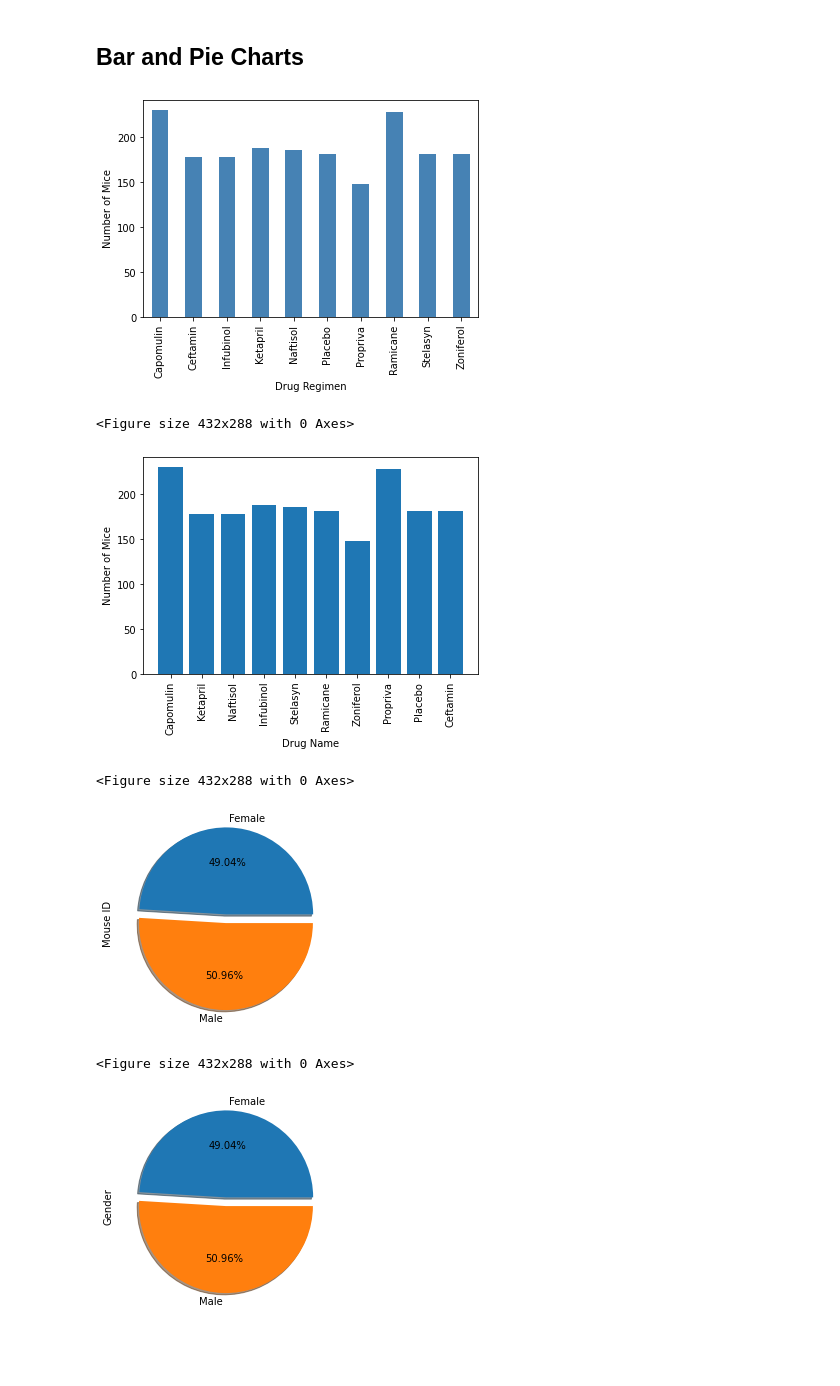
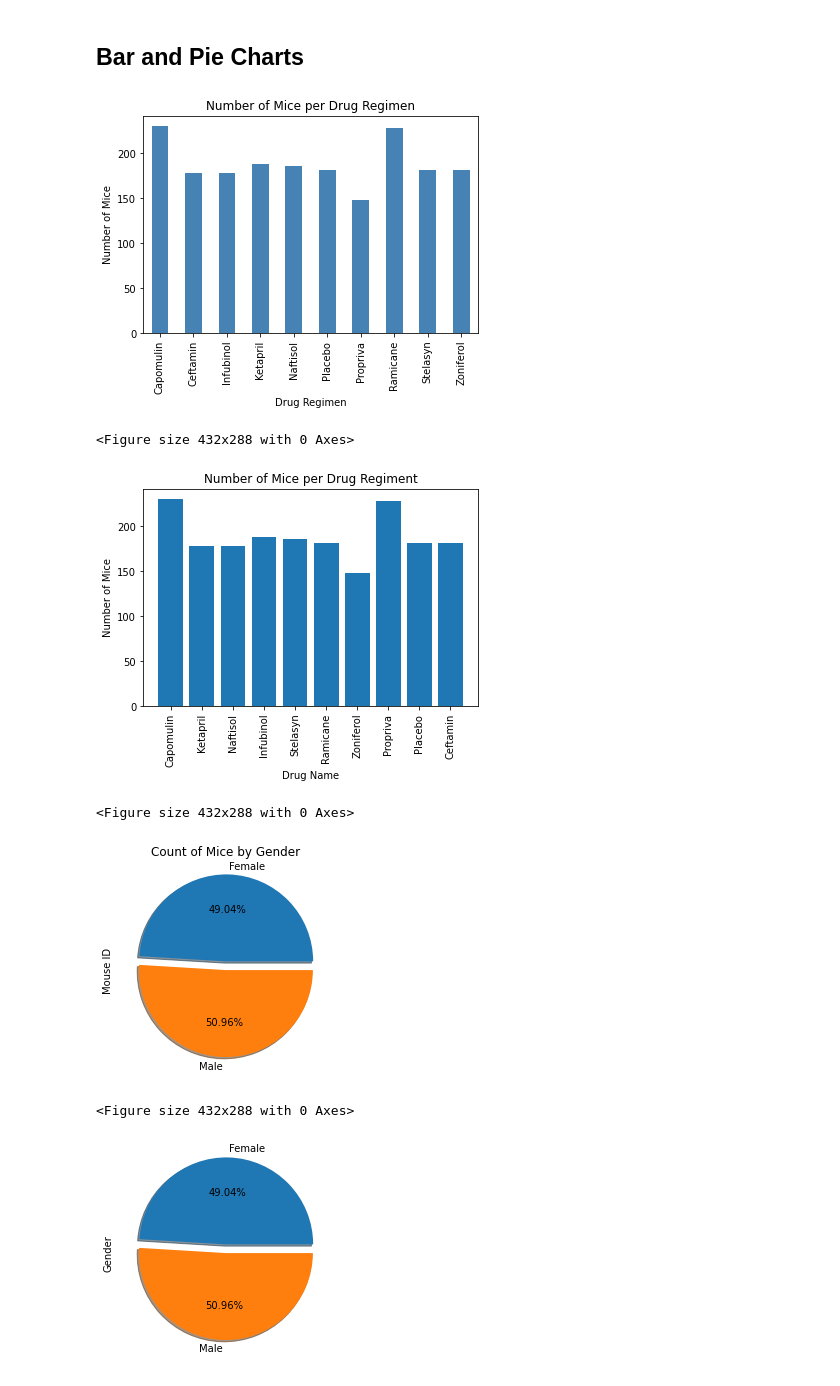
Before and after one commit to CCom20/matplot-challenge, a Jupyter notebook: pymaceuticals_analysis.ipynb, the cells around one changed output. Saved outputs shown, nothing was run; the diff lists cells and outputs as text; code cells hidden in the pictures; blank space fills up the shorter version.

```diff
--- a/pymaceuticals_analysis.ipynb
+++ b/pymaceuticals_analysis.ipynb
@@ -169,12 +169,13 @@ sing_drug_reg
 # %%
 # Generate a bar plot showing the total number of unique mice tested on each drug regimen using pandas.
 mice_by_drug = combined_study_df_cleaned.groupby("Drug Regimen")["Mouse ID"].count()
 mice_by_drug_bar = mice_by_drug.plot(kind="bar", color="steelblue")
 mice_by_drug_bar.set_ylabel("Number of Mice")
+plt.title("Number of Mice per Drug Regimen")
 plt.show()
 plt.tight_layout()
 # %% [output]
-[figure, old version]
+[figure, new version]
 <Figure size 432x288 with 0 Axes>
 # %%
 # Generate a bar plot showing the total number of unique mice tested on each drug regimen using pyplot.
@@ -182,23 +183,25 @@ drug_name = combined_study_df_cleaned["Drug Regimen"].unique()
 drug_x_axis = np.arange(len(drug_name))
 drug_xticks = [name for name in drug_x_axis]
 plt.xticks(drug_xticks, drug_name, rotation="vertical")
+plt.title("Number of Mice per Drug Regiment")
 plt.xlabel("Drug Name")
 plt.ylabel("Number of Mice")
 plt.bar(drug_x_axis, mice_by_drug)
 plt.show()
 plt.tight_layout()
 # %% [output]
-[figure, old version]
+[figure, new version]
 <Figure size 432x288 with 0 Axes>
 # %%
 # Generate a pie plot showing the distribution of female versus male mice using pandas
 mice = combined_study_df_cleaned.groupby("Sex")["Mouse ID"].count()
 explode = [0.1, 0]
 mice.plot(kind="pie", explode=explode, autopct="%5.2f%%", shadow=True)
+plt.title("Count of Mice by Gender")
 plt.show()
 plt.tight_layout()
 # %% [output]
-[figure, old version]
+[figure, new version]
 <Figure size 432x288 with 0 Axes>
 # %%
 # Generate a pie plot showing the distribution of female versus male mice using pyplot
```
Also changed, not shown: parts of 7 cells of this notebook.
